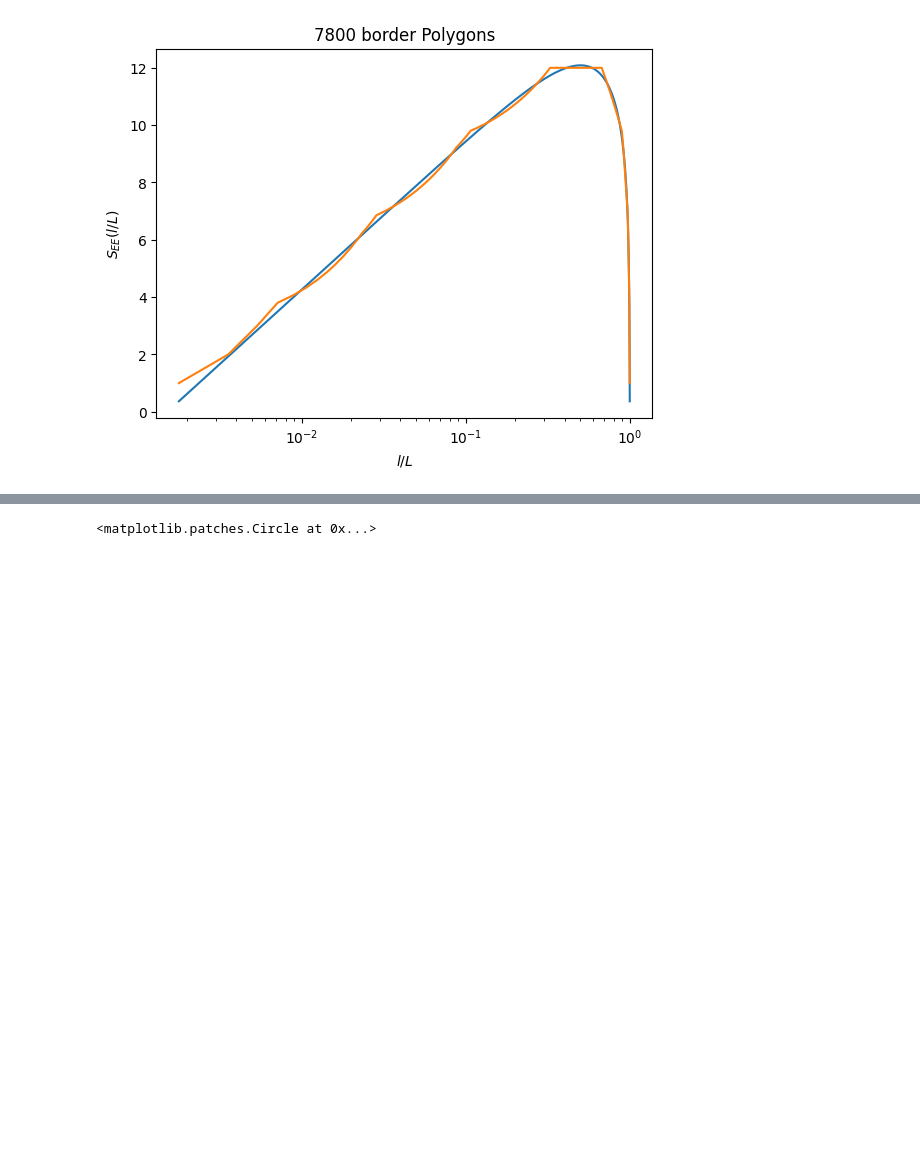
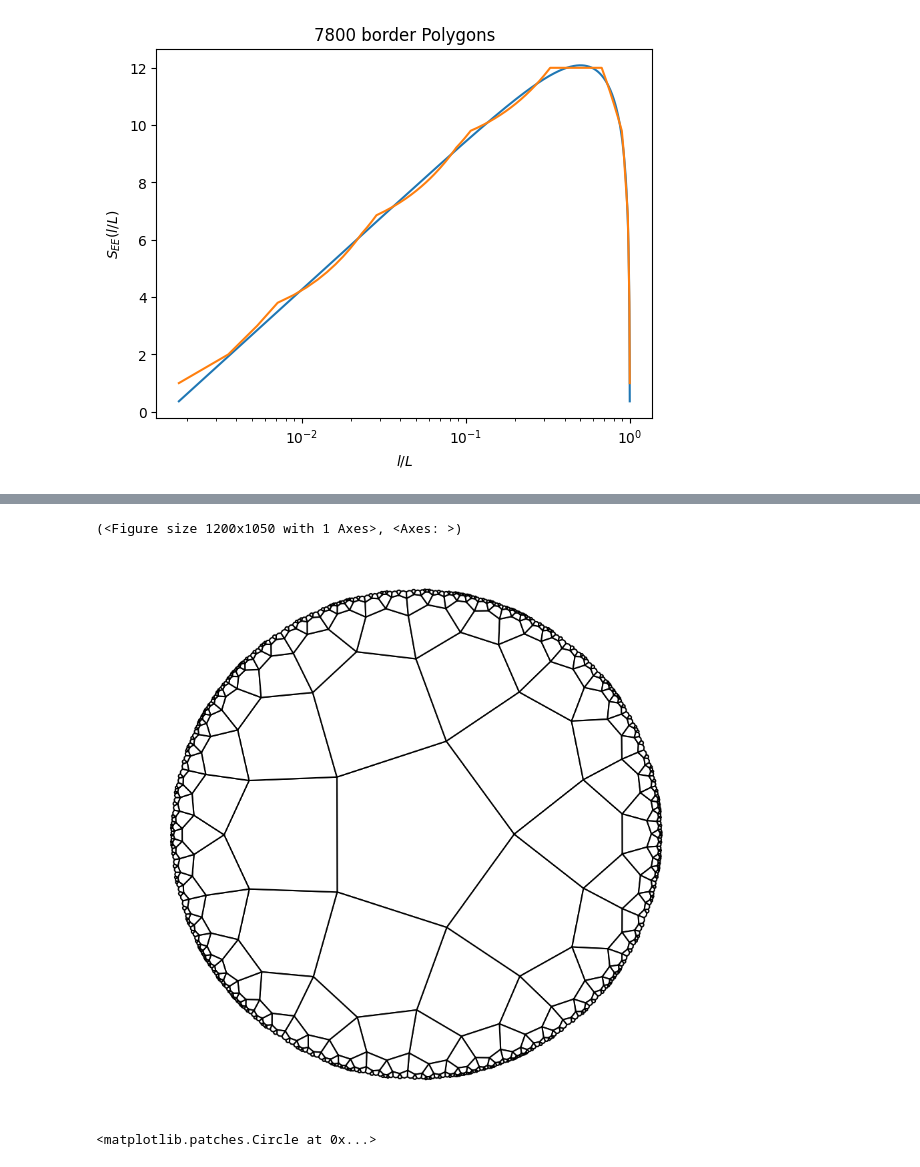
Before and after one commit to Alejo-Costa-Duran/HyperbolicFractonModel, a Jupyter notebook: Simulation.ipynb, the cells around one changed output, grey strips where cells are left out. Saved outputs shown, nothing was run; the diff lists cells and outputs as text; code cells hidden in the pictures; blank space fills up the shorter version.

```diff
--- a/Simulation.ipynb
+++ b/Simulation.ipynb
@@ -396,3 +412,8 @@ plt.errorbar(np.log((1+np.array(bHoleRads))/((1-np.array(bHoleRads))))[2:8],beta
+# %%
+model.quick_plot()
+# %% [output]
+(<Figure size 1200x1050 with 1 Axes>, <Axes: >)
+[figure, added]
 # %%
 model = md.FractonModel(5,4,5)
 insidePols = insidePolygons(model)
```
Also changed, not shown: parts of 6 cells of this notebook, 1 other file.
